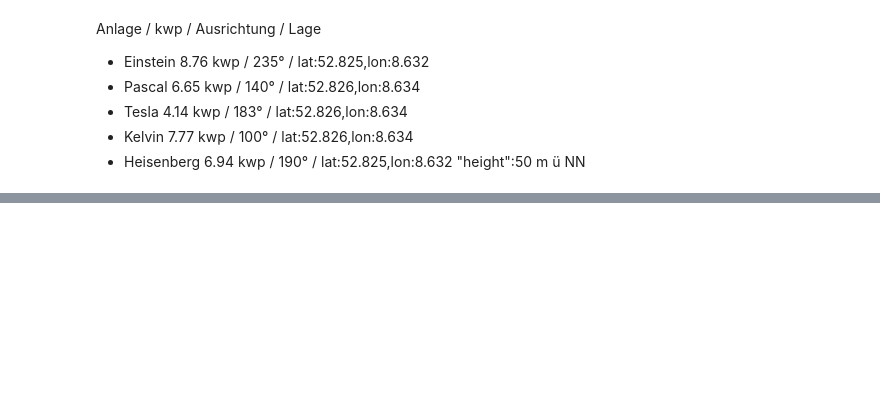
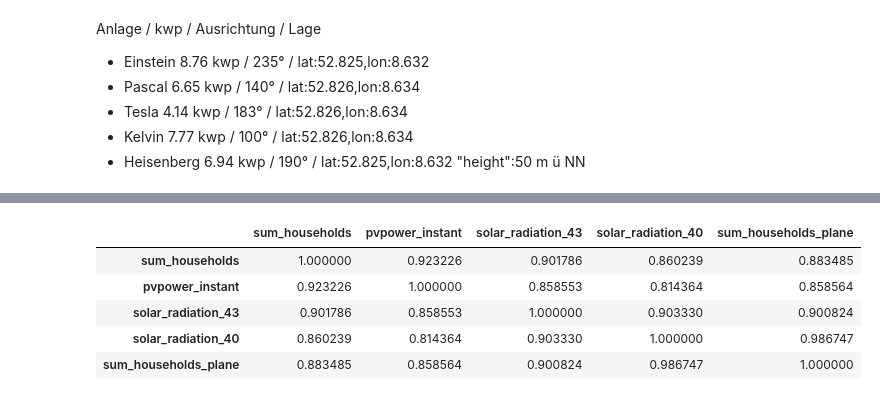
Before and after one commit to Schmutzz/PV_Forecast_Platone, a Jupyter notebook: analytics_lasse.ipynb, the cells around one changed output, grey strips where cells are left out. Cells and saved outputs as stored; diff of their text form; code cells hidden in the pictures; blank space fills up the shorter version.

```diff
--- a/analytics_lasse.ipynb
+++ b/analytics_lasse.ipynb
@@ -499,11 +550,11 @@ specs={
 location = pvlib.location.Location(latitude=specs['Heisenberg']['lat'],
                                    longitude=specs['Heisenberg']['lon'])
 
-times = df_results.index - pd.Timedelta('30min')
-solar_position = location.get_solarposition(times)
-solar_position.index += pd.Timedelta('30min')
+# times = df_results.index - pd.Timedelta('30min')
+solar_position = location.get_solarposition(df_results.index)
+# solar_position.index += pd.Timedelta('30min')
 
-#df_poa = pvlib.irradiance.gti_dirint() # gets gni, dhi, dni from global
+# df_poa = pvlib.irradiance.gti_dirint() # gets gni, dhi, dni from global
 poa = df_results['solar_radiation_40']
 # %%
 parameters = pvlib.temperature.TEMPERATURE_MODEL_PARAMETERS['sapm']['insulated_back_glass_polymer']
@@ -554,0 +612,10 @@ df_results[df_results.index.hour > 12].corr()
+# %%
+# alle zeitpunkte
+df_results[['sum_households', 'pvpower_instant', 'solar_radiation_43', 'solar_radiation_40', 'sum_households_plane']].corr()
+# %% [output]
+|  | sum_households | pvpower_instant | solar_radiation_43 | solar_radiation_40 | sum_households_plane |
+| sum_households | 1.000000 | 0.923226 | 0.901786 | 0.860239 | 0.883485 |
+| pvpower_instant | 0.923226 | 1.000000 | 0.858553 | 0.814364 | 0.858564 |
+| solar_radiation_43 | 0.901786 | 0.858553 | 1.000000 | 0.903330 | 0.900824 |
+| solar_radiation_40 | 0.860239 | 0.814364 | 0.903330 | 1.000000 | 0.986747 |
+| sum_households_plane | 0.883485 | 0.858564 | 0.900824 | 0.986747 | 1.000000 |
```
Also changed, not shown: parts of 21 cells of this notebook.
